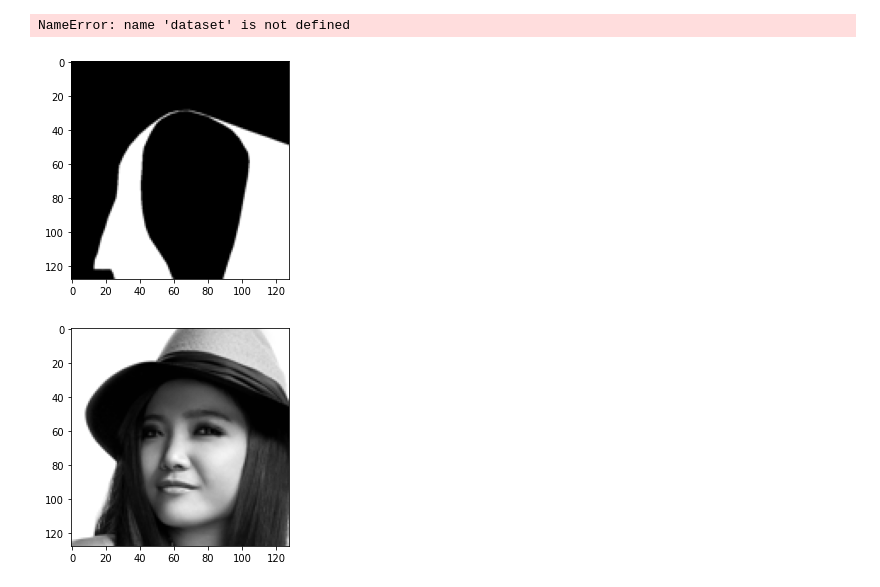
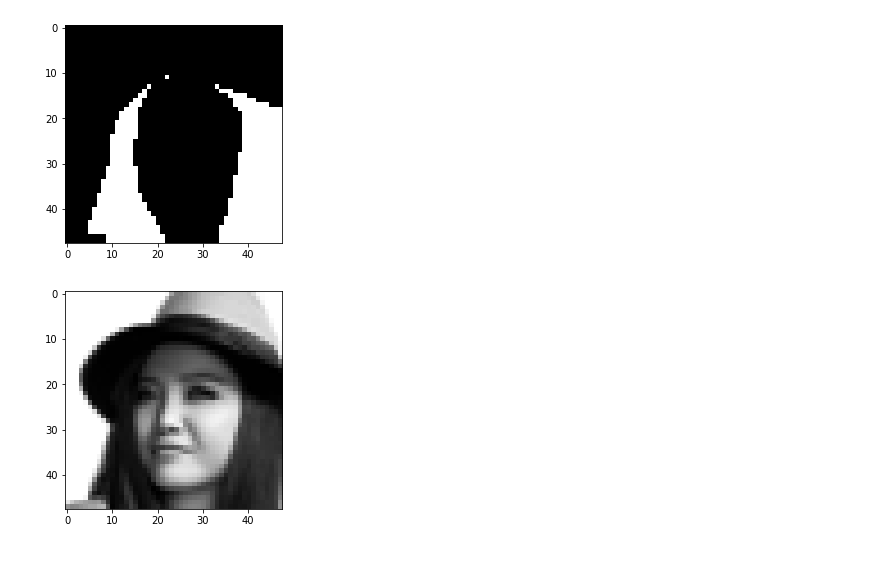
Before and after one commit to VoodooPrograms/hair-segmentation, a Jupyter notebook: hair_segmentation.ipynb, the cells around one changed output. Saved outputs shown, nothing was run; the diff lists cells and outputs as text; code cells hidden in the pictures; blank space fills up the shorter version.

```diff
--- a/hair_segmentation.ipynb
+++ b/hair_segmentation.ipynb
@@ -38,9 +38,10 @@ print(f"""
     MLEXTEND VERSION:    0.19.0
 # %%
 # CONSTANTS
-C_GREYSCALE = False
-C_IMG_SIZE = 128
-C_IMG_CHANNELS = 1
+C_GREYSCALE = True
+C_IMG_SIZE = 48
+C_IMG_CHANNELS = 1 if C_GREYSCALE else 0
+C_DATASET_SIZE = 10000
 # %%
 from PIL import Image, ImageOps
 
@@ -115,4 +113,0 @@ Wall time: 48.8 s
-# %%
-np.save('dataX1000x128x128x1.npy', dataset) # save
-# %% [output]
-NameError: name 'dataset' is not defined
@@ -119,15 +116,15 @@ NameError: name 'dataset' is not defined
 # %%
-data = np.load('dataX1000x128x128x1.npy', allow_pickle=True)
+data = np.load(f'dataX{C_DATASET_SIZE}x{C_IMG_SIZE}x{C_IMG_SIZE}x{C_IMG_CHANNELS}.npy', allow_pickle=True)
 # print(data[:, 1].tolist())
 # data2d = pd.DataFrame({'HairMask': data[:, 0].tolist(), 'Pixels': data[:, 1].tolist()})
 
 plot_image(data[6].tolist()[0], (C_IMG_SIZE, C_IMG_SIZE, 1))
 # %% [output]
-[figure, old version]
+[figure, new version]
 # %%
 plot_image(data[6].tolist()[1], (C_IMG_SIZE, C_IMG_SIZE, C_IMG_CHANNELS))
 # %% [output]
-[figure, old version]
+[figure, new version]
 # %%
 from tensorflow.keras.layers import Lambda, Input, Dense, Conv2D, MaxPooling2D, UpSampling2D, Conv2DTranspose, concatenate, BatchNormalization, Dropout
 from tensorflow.keras.models import Model
```
Also changed, not shown: parts of 11 cells of this notebook.
